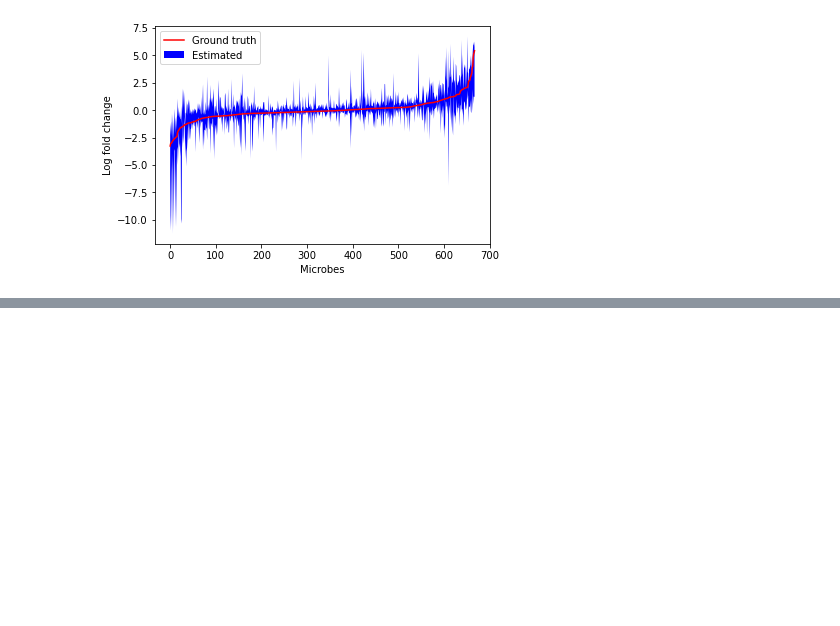
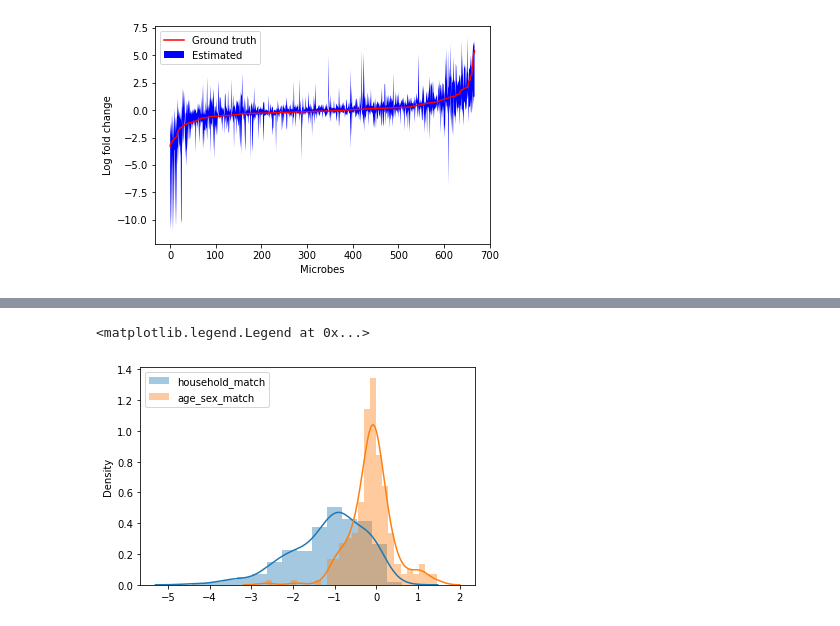
Before and after one commit to mortonjt/asd_multiomics_analyses, a Jupyter notebook: ipynb/post-process-simulation.ipynb, the cells around one changed output, grey strips where cells are left out. Saved outputs shown, nothing was run; the diff lists cells and outputs as text; code cells hidden in the pictures; blank space fills up the shorter version.

```diff
--- a/ipynb/post-process-simulation.ipynb
+++ b/ipynb/post-process-simulation.ipynb
@@ -215,0 +293,16 @@ Index(['1000569', '1002367', '1006000', '1007096', '1028307', '1033731',
+# %%
+posterior_name = 'age_sex_matched_posterior'
+amp_fname = f'{amp_directory}/{posterior_name}/amp_household-simulated5.nc'
+amp_fname = f'{amp_directory}/{posterior_name}/amp_age_sex-relaxed-simulated5.nc'
+household_diffs = extract_differentials(amp_fname)
+household_diffs.index = true_diffs.index
+household_md = pd.read_table(f'{amp_directory}/simulated5_houseshold_metadata.txt', index_col=0)
+
+amp_fname = f'{amp_directory}/{posterior_name}/amp_age_sex-simulated5.nc'
+agesex_diffs = extract_differentials(amp_fname)
+agesex_diffs.index = true_diffs.index
+agesex_md = pd.read_table(f'{amp_directory}/simulated5_agesex_metadata.txt', index_col=0)
+
+table = biom.load_table('../sfari/data/sra/Combined/simulated5.biom').to_dataframe().T
+household_table = table.loc[household_md.index]
+agesex_table = table.loc[agesex_md.index]
@@ -215,0 +360,7 @@ Index(['1000569', '1002367', '1006000', '1007096', '1028307', '1033731',
+# %%
+sns.distplot(ytrue - household_diffs, label='household_match')
+sns.distplot(ytrue - agesex_diffs, label='age_sex_match')
+plt.legend()
+# %% [output]
+<matplotlib.legend.Legend at 0x...>
+[figure, added]
```
Also changed, not shown: parts of 21 cells of this notebook, 1 other file.
